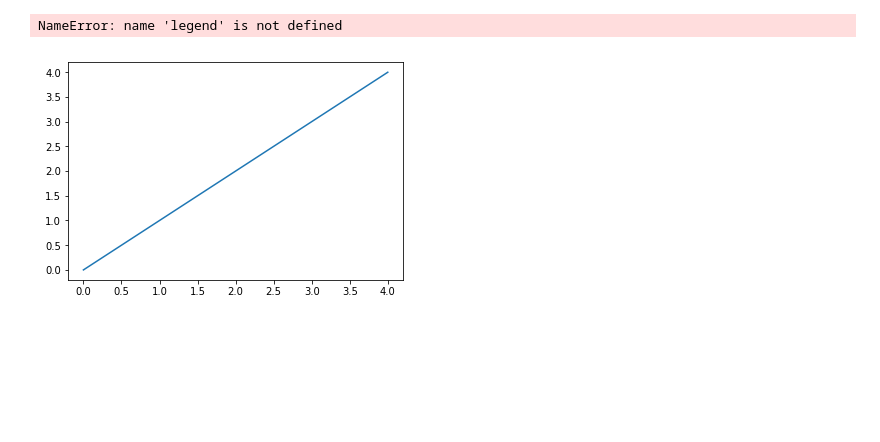
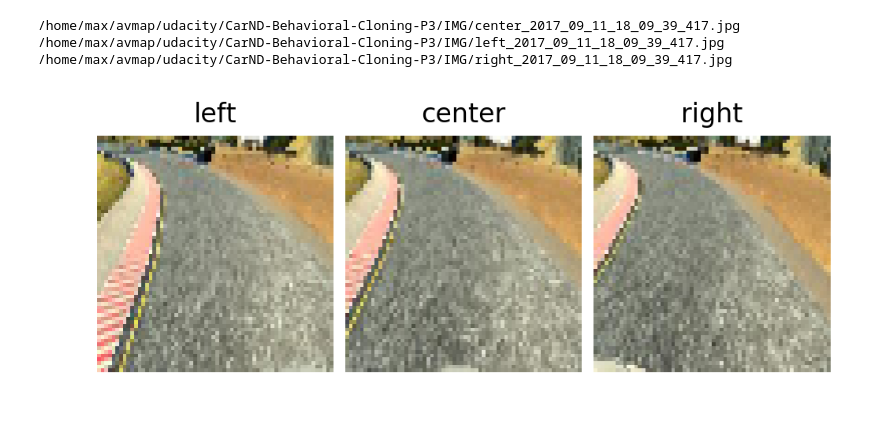
Before and after one commit to redheli/CarND-Behavioral-Cloning-P3, a Jupyter notebook: train.ipynb, the cells around one changed output. Cells and saved outputs as stored; diff of their text form; code cells hidden in the pictures; blank space fills up the shorter version.

```diff
--- a/train.ipynb
+++ b/train.ipynb
@@ -64,15 +65,3 @@ def filter_driving_straight(data_df, hist_items=6):
             drop_rows.append(idx)
 
     return data_df.drop(data_df.index[drop_rows])
-# %%
-import matplotlib.pyplot as plt
-
-%matplotlib inline
-
-#legend = "\xe2".decode(encoding='latin-1')
-
-plt.plot(range(5), range(5))
-plt.legend([legend])
-# %% [output]
-NameError: name 'legend' is not defined
-[figure, removed]
@@ -78,0 +72,48 @@ NameError: name 'legend' is not defined
+# %%
+def crop_resize(img):
+    cropped = cv2.resize(img[60:140, :], (64, 64))
+    return cropped
+def plot_cameras(img_left, img_center, img_right):
+    fig = plt.figure(dpi=200)
+    gs1 = gridspec.GridSpec(1,3,wspace=0.05)
+    fig.add_subplot(gs1[0])
+    plt.imshow(img_left)
+    plt.title('left')
+    plt.axis('off')
+    fig.add_subplot(gs1[1])
+    plt.imshow(img_center)
+    plt.title('center')
+    plt.axis('off')
+    fig.add_subplot(gs1[2])
+    plt.imshow(img_right)
+    plt.title('right')
+    plt.axis('off')
+# %%
+# line = lines[10]
+idx = 430
+source_path = data_df['center'][idx]
+left_img_path = data_df['left'][idx]
+right_img_path = data_df['right'][idx]
+print(source_path)
+print(left_img_path)
+print(right_img_path)
+# %% [output]
+/home/max/avmap/udacity/CarND-Behavioral-Cloning-P3/IMG/center_2017_09_11_18_09_39_417.jpg
+/home/max/avmap/udacity/CarND-Behavioral-Cloning-P3/IMG/left_2017_09_11_18_09_39_417.jpg
+/home/max/avmap/udacity/CarND-Behavioral-Cloning-P3/IMG/right_2017_09_11_18_09_39_417.jpg
+# %%
+image = cv2.imread(source_path)
+image = cv2.cvtColor(image, cv2.COLOR_BGR2RGB)
+image = crop_resize(image)
+
+left_img = cv2.imread(left_img_path)
+left_img = cv2.cvtColor(left_img, cv2.COLOR_BGR2RGB)
+left_img = crop_resize(left_img)
+
+right_img = cv2.imread(right_img_path)
+right_img = cv2.cvtColor(right_img, cv2.COLOR_BGR2RGB)
+right_img = crop_resize(right_img)
+
+plot_cameras(left_img,image,right_img)
+# %% [output]
+[figure, added]
```
Also changed, not shown: parts of 4 cells of this notebook, 2 other files.
